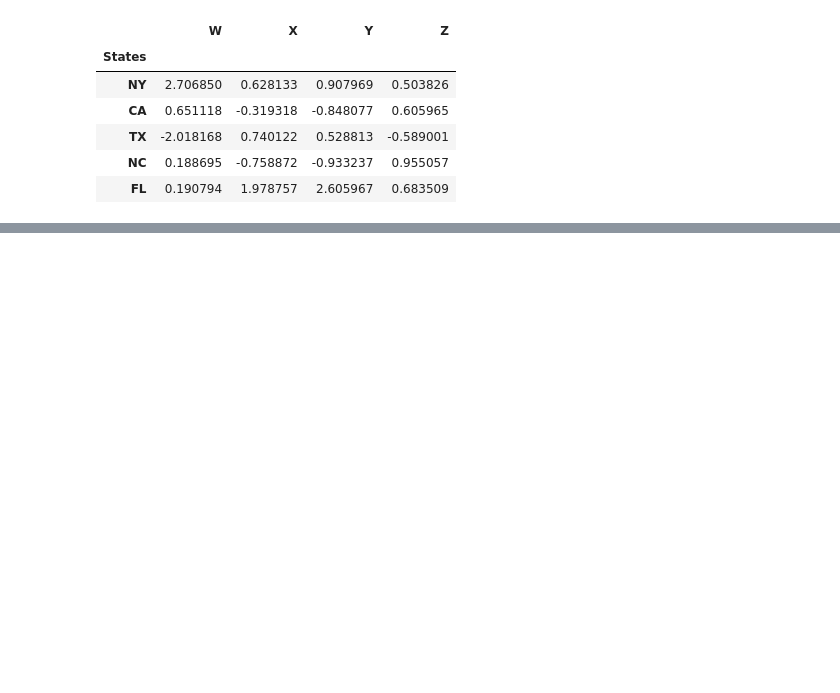
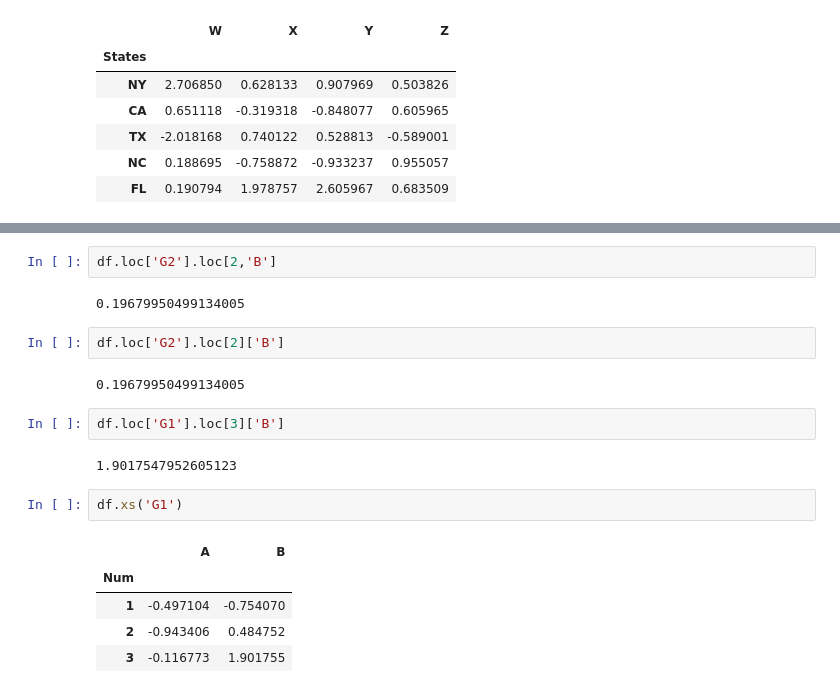
Before and after one commit to AmeyaChavre/py-ds-ml, a Jupyter notebook: Pandas/Pandas.ipynb, the cells around one changed output, grey strips where cells are left out. Drawn from its saved outputs; the diff is of its cells as text; blank space fills up the shorter version.

```diff
--- a/Pandas/Pandas.ipynb
+++ b/Pandas/Pandas.ipynb
@@ -594,0 +699,20 @@ df.set_index('States')
+# %%
+df.loc['G2'].loc[2,'B']
+# %% [output]
+0.19679950499134005
+# %%
+df.loc['G2'].loc[2]['B']
+# %% [output]
+0.19679950499134005
+# %%
+df.loc['G1'].loc[3]['B']
+# %% [output]
+1.9017547952605123
+# %%
+df.xs('G1')
+# %% [output]
+|  | A | B |
+| Num |  |  |
+| 1 | -0.497104 | -0.754070 |
+| 2 | -0.943406 | 0.484752 |
+| 3 | -0.116773 | 1.901755 |
```
Also changed, not shown: parts of 24 cells of this notebook.
